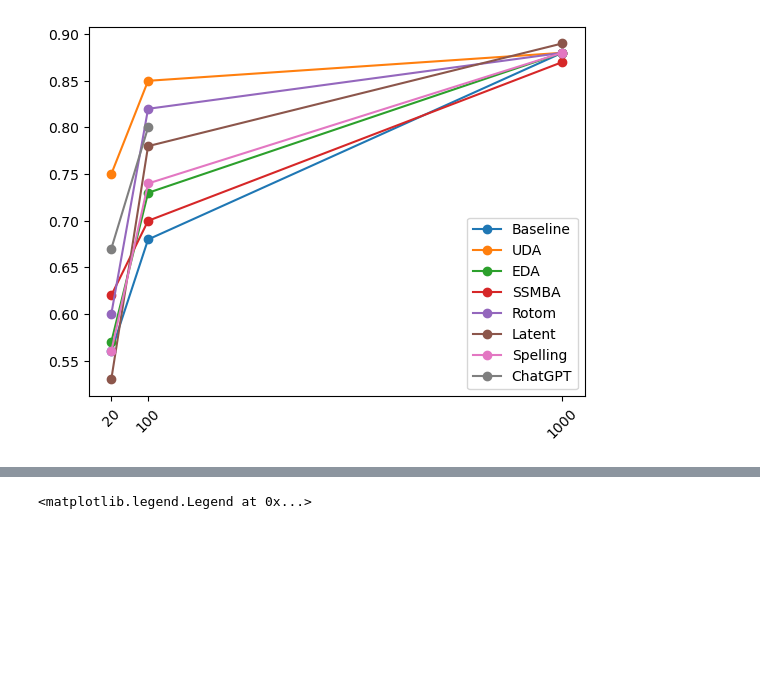
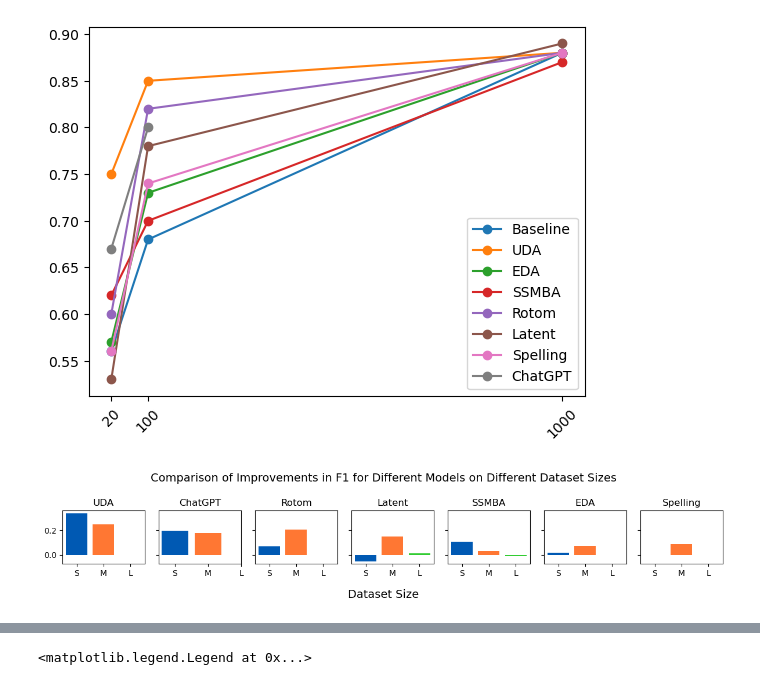
Before and after one commit to Yimin-zhou/NLP-Course-DA-BERT, a Jupyter notebook: results.ipynb, the cells around one changed output, grey strips where cells are left out. Saved outputs shown, nothing was run; the diff lists cells and outputs as text; code cells hidden in the pictures; blank space fills up the shorter version.

```diff
--- a/results.ipynb
+++ b/results.ipynb
@@ -41,3 +34,97 @@ plt.legend()
 # %% [output]
 <matplotlib.legend.Legend at 0x...>
 [figure]
+# %%
+def compute_improve(base, new):
+    base = np.array(base)
+    new = np.array(new)
+    return (new - base) / base
+
+uda_improve = compute_improve(baseline, uda)
+eda_improve = compute_improve(baseline, eda)
+ssmba_improve = compute_improve(baseline, ssmba)
+rotom_improve = compute_improve(baseline, rotom)
+latent_improve = compute_improve(baseline, latent)
+spelling_improve = compute_improve(baseline, spelling)
+# chat_improve = compute_improve(baseline, chat)
+chat_improve = compute_improve(baseline[:-1], chat[:-1])
+
+# x = [20, 100, 1000]
+x = [0, 1, 2]
+# plt.xticks(x, rotation=45)
+# plt.plot(x, uda_improve, '-o', label='UDA Improve')
+# plt.plot(x, eda_improve, '-o', label='EDA Improve')
+# plt.plot(x, ssmba_improve, '-o', label='SSMBA Improve')
+# plt.plot(x, rotom_improve, '-o', label='Rotom Improve')
+# plt.plot(x, latent_improve, '-o', label='Latent Improve')
+# plt.plot(x, spelling_improve, '-o', label='Spelling Improve')
+# plt.plot(x[:-1], chat_improve, '-o', label='ChatGPT Improve')
+# plt.legend()
+
+
+fig, (ax1, ax2, ax3, ax4, ax5, ax6, ax7) = plt.subplots(1, 7, figsize=(12, 2), sharey=True)
+
+# ax1.plot(x, uda_improve, '-o', label='UDA Improve')
+# ax2.plot(x, eda_improve, '-o', label='EDA Improve')
+# ax3.plot(x, ssmba_improve, '-o', label='SSMBA Improve')
+# ax4.plot(x, rotom_improve, '-o', label='Rotom Improve')
+# ax5.plot(x, latent_improve, '-o', label='Latent Improve')
+# ax6.plot(x, spelling_improve, '-o', label='Spelling Improve')
+# ax7.plot(x[:-1], chat_improve, '-o', label='ChatGPT Improve')
+
+colors = ['#0059b3', '#ff7733', '#33cc33']
+ax1.bar(x, uda_improve, color=colors, label='UDA Improve')
+ax2.bar(x[:-1], chat_improve, color=colors, label='ChatGPT Improve')
+
+ax3.bar(x, rotom_improve, color=colors, label='Rotom Improve')
+ax4.bar(x, latent_improve, color=colors, label='Latent Improve')
+ax5.bar(x, ssmba_improve, color=colors, label='SSMBA Improve')
+
+ax6.bar(x, eda_improve, color=colors, label='EDA Improve')
+ax7.bar(x, spelling_improve, color=colors, label='Spelling Improve')
+
+ax1.set_xticks([0,1,2])
+ax2.set_xticks([0,1,2])
+ax3.set_xticks([0,1,2])
+ax4.set_xticks([0,1,2])
+ax5.set_xticks([0,1,2])
+ax6.set_xticks([0,1,2])
+ax7.set_xticks([0,1,2])
+
+ax1.set_xticklabels(['S', 'M', 'L'])
+ax2.set_xticklabels(['S', 'M', 'L'])
+ax3.set_xticklabels(['S', 'M', 'L'])
+ax4.set_xticklabels(['S', 'M', 'L'])
+ax5.set_xticklabels(['S', 'M', 'L'])
+ax6.set_xticklabels(['S', 'M', 'L'])
+ax7.set_xticklabels(['S', 'M', 'L'])
+
+ax1.set_title('UDA')
+ax2.set_title('ChatGPT')
+ax3.set_title('Rotom')
+ax4.set_title('Latent')
+ax5.set_title('SSMBA')
+ax6.set_title('EDA')
+ax7.set_title('Spelling')
+
+
+# ax1.set_xlabel('Dataset Size')
+# ax1.set_ylabel('Improvement')
+# ax1.set_title('Model Performance Improvement with Data Augmentation (Left)')
+# ax2.set_xlabel('Dataset Size')
+# ax2.set_ylabel('Improvement')
+# ax2.set_title('Model Performance Improvement with Data Augmentation (Right)')
+
+
+# Set unified title
+fig.suptitle("Comparison of Improvements in F1 for Different Models on Different Dataset Sizes", fontsize=14)
+
+# Set x-axis label
+fig.text(0.5, -0.1, "Dataset Size", ha='center', fontsize=14)
+
+
+# plt.legend()
+plt.tight_layout()
+plt.show()
+# %% [output]
+[figure, added]
```
Also changed, not shown: parts of 2 cells of this notebook.
